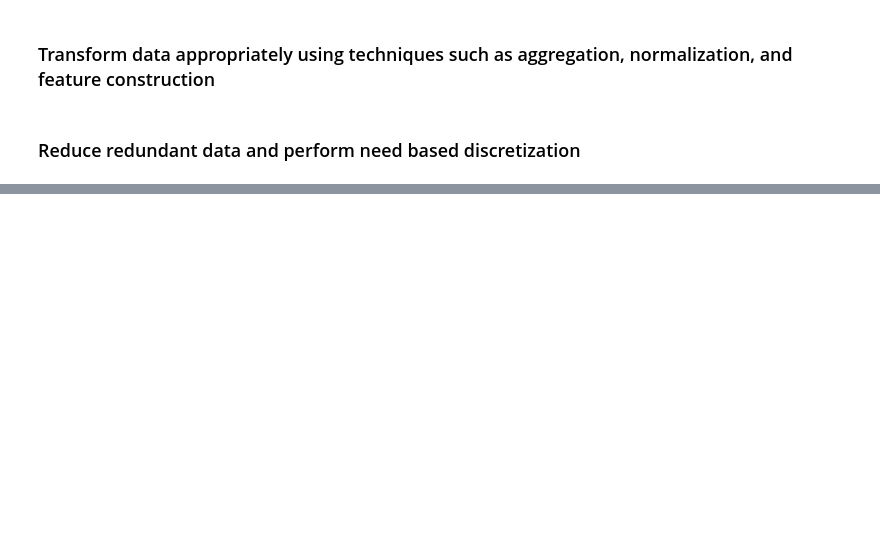
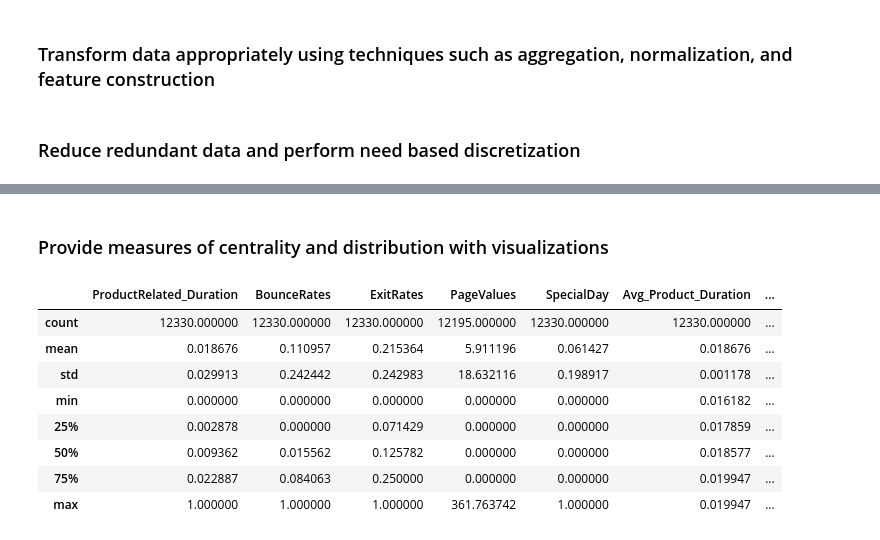
Before and after one commit to darth-franky/Applied-Data-Science, a Jupyter notebook: e_commerce_dataset.ipynb, the cells around one changed output, grey strips where cells are left out. Drawn from its saved outputs; the diff is of its cells as text; code cells hidden in the pictures; blank space fills up the shorter version.

```diff
--- a/e_commerce_dataset.ipynb
+++ b/e_commerce_dataset.ipynb
@@ -152,0 +181,2 @@ Data columns (total 21 columns):
+# %% [markdown]
+### Provide measures of centrality and distribution with visualizations
@@ -152,0 +188,13 @@ Data columns (total 21 columns):
+# %%
+# Descriptive Statistics for Numerical Variables
+numerical_df.describe()
+# %% [output]
+|  | ProductRelated_Duration | BounceRates | ExitRates | PageValues | SpecialDay | Avg_Product_Duration | ... |
+| count | 12330.000000 | 12330.000000 | 12330.000000 | 12195.000000 | 12330.000000 | 12330.000000 | ... |
+| mean | 0.018676 | 0.110957 | 0.215364 | 5.911196 | 0.061427 | 0.018676 | ... |
+| std | 0.029913 | 0.242442 | 0.242983 | 18.632116 | 0.198917 | 0.001178 | ... |
+| min | 0.000000 | 0.000000 | 0.000000 | 0.000000 | 0.000000 | 0.016182 | ... |
+| 25% | 0.002878 | 0.000000 | 0.071429 | 0.000000 | 0.000000 | 0.017859 | ... |
+| 50% | 0.009362 | 0.015562 | 0.125782 | 0.000000 | 0.000000 | 0.018577 | ... |
+| 75% | 0.022887 | 0.084063 | 0.250000 | 0.000000 | 0.000000 | 0.019947 | ... |
+| max | 1.000000 | 1.000000 | 1.000000 | 361.763742 | 1.000000 | 0.019947 | ... |
```
Also changed, not shown: parts of 14 cells of this notebook, 4 other files.
